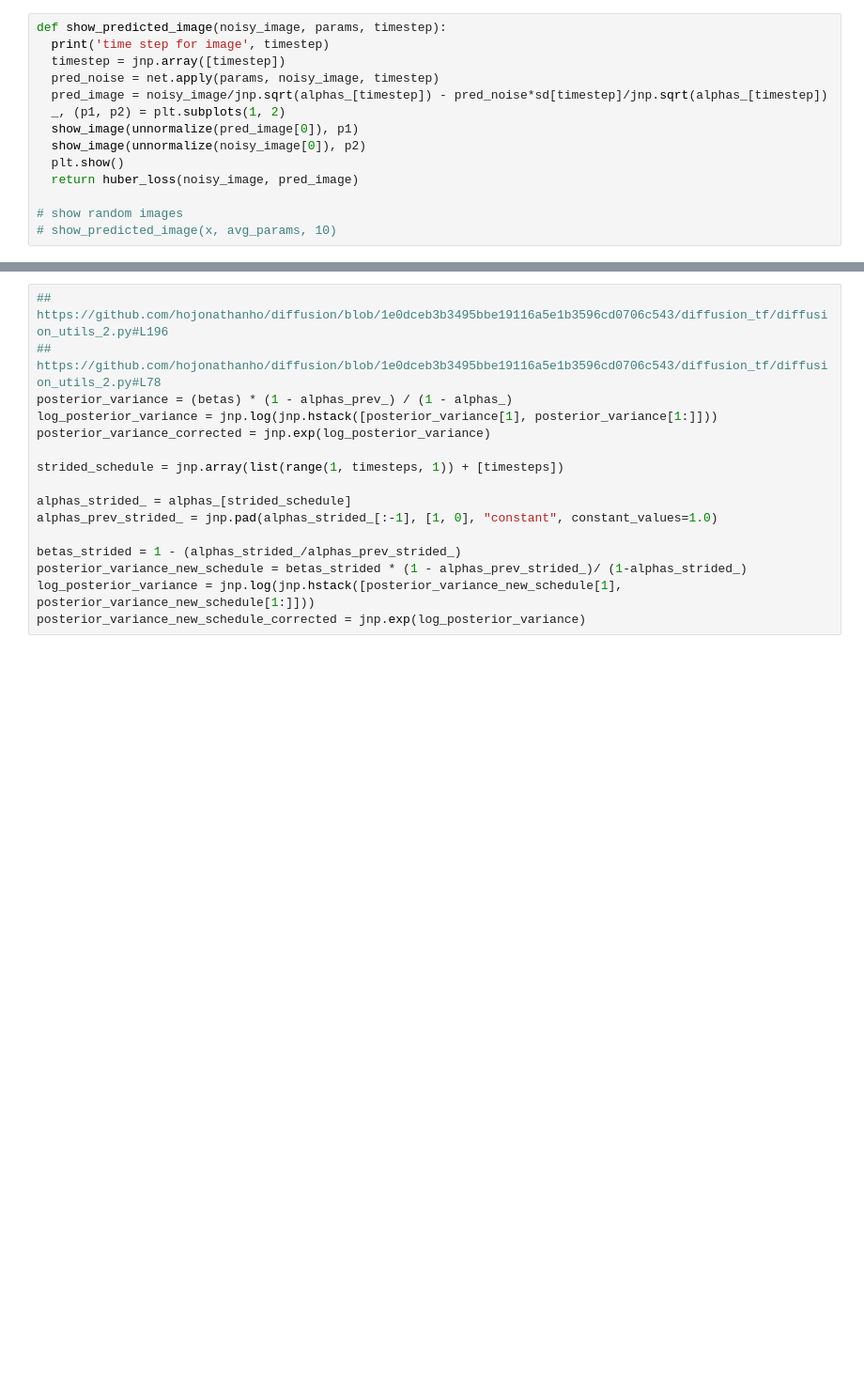
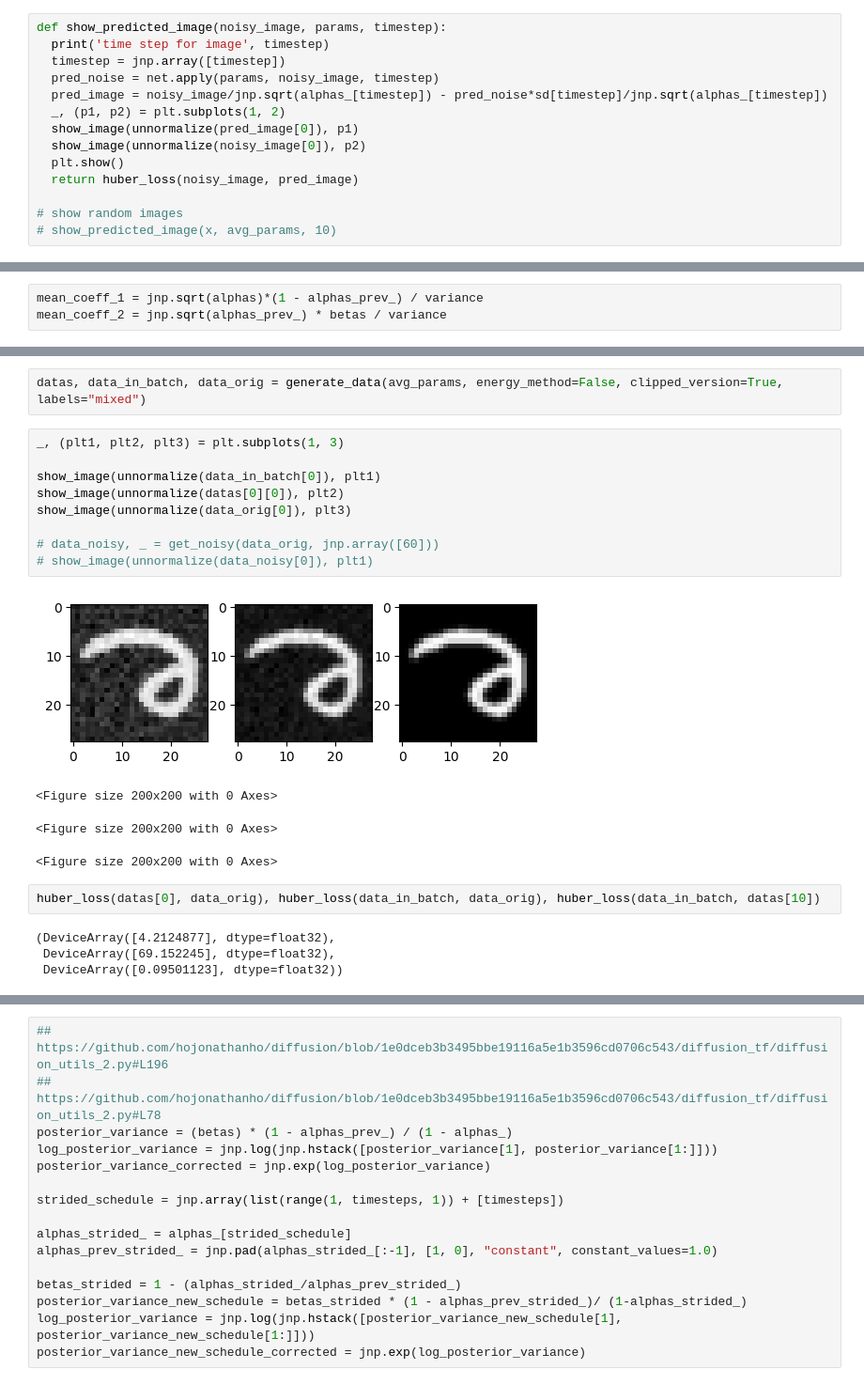
Before and after one commit to varun-ml/diffusion-models-tutorial, a Jupyter notebook: 5.EMNIST.diffusion_model.ipynb, the cells around one changed output, grey strips where cells are left out. Shown at 94% size. Cells and saved outputs as stored; diff of their text form; blank space fills up the shorter version.

```diff
--- a/5.EMNIST.diffusion_model.ipynb
+++ b/5.EMNIST.diffusion_model.ipynb
@@ -598,0 +601,3 @@ time step for image 47
+# %%
+mean_coeff_1 = jnp.sqrt(alphas)*(1 - alphas_prev_) / variance
+mean_coeff_2 = jnp.sqrt(alphas_prev_) * betas / variance
@@ -598,0 +655,22 @@ time step for image 47
+# %%
+datas, data_in_batch, data_orig = generate_data(avg_params, energy_method=False, clipped_version=True, labels="mixed")
+# %%
+_, (plt1, plt2, plt3) = plt.subplots(1, 3)
+
+show_image(unnormalize(data_in_batch[0]), plt1)
+show_image(unnormalize(datas[0][0]), plt2)
+show_image(unnormalize(data_orig[0]), plt3)
+
+# data_noisy, _ = get_noisy(data_orig, jnp.array([60]))
+# show_image(unnormalize(data_noisy[0]), plt1)
+# %% [output]
+[figure, added]
+<Figure size 200x200 with 0 Axes>
+<Figure size 200x200 with 0 Axes>
+<Figure size 200x200 with 0 Axes>
+# %%
+huber_loss(datas[0], data_orig), huber_loss(data_in_batch, data_orig), huber_loss(data_in_batch, datas[10])
+# %% [output]
+(DeviceArray([4.2124877], dtype=float32),
+ DeviceArray([69.152245], dtype=float32),
+ DeviceArray([0.09501123], dtype=float32))
```
Also changed, not shown: parts of 14 cells of this notebook, 2 other files.
